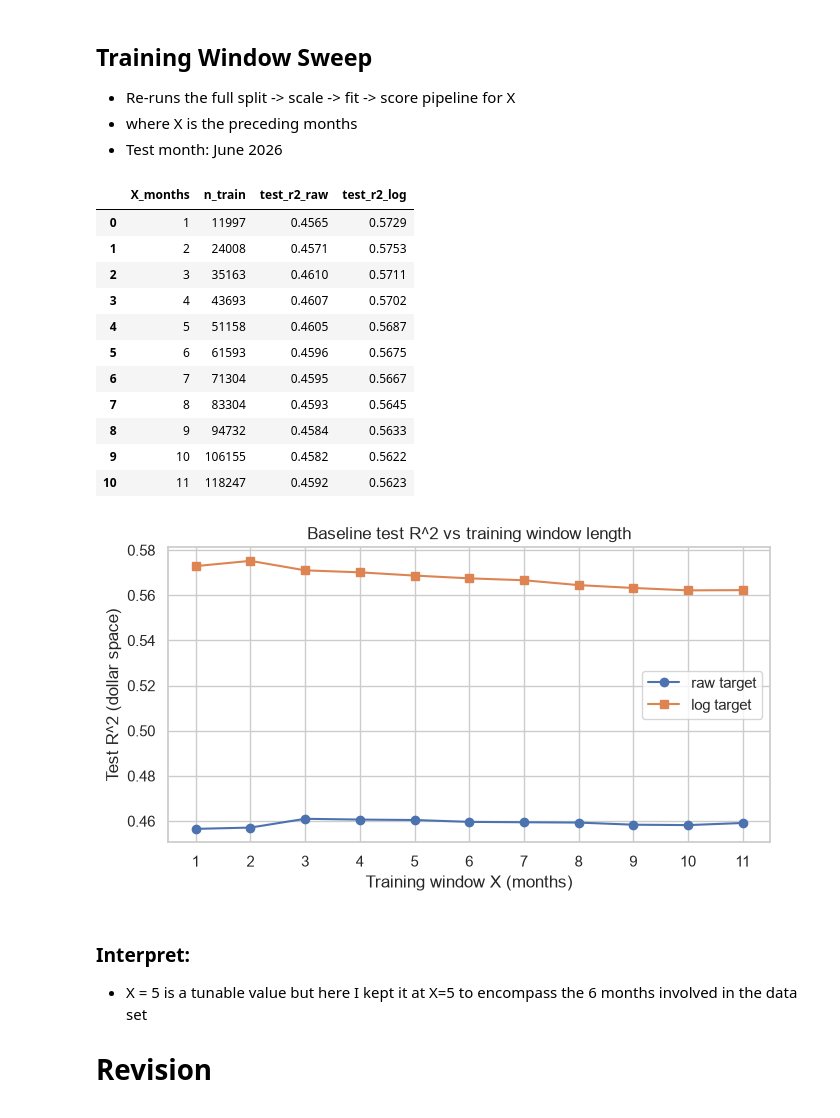
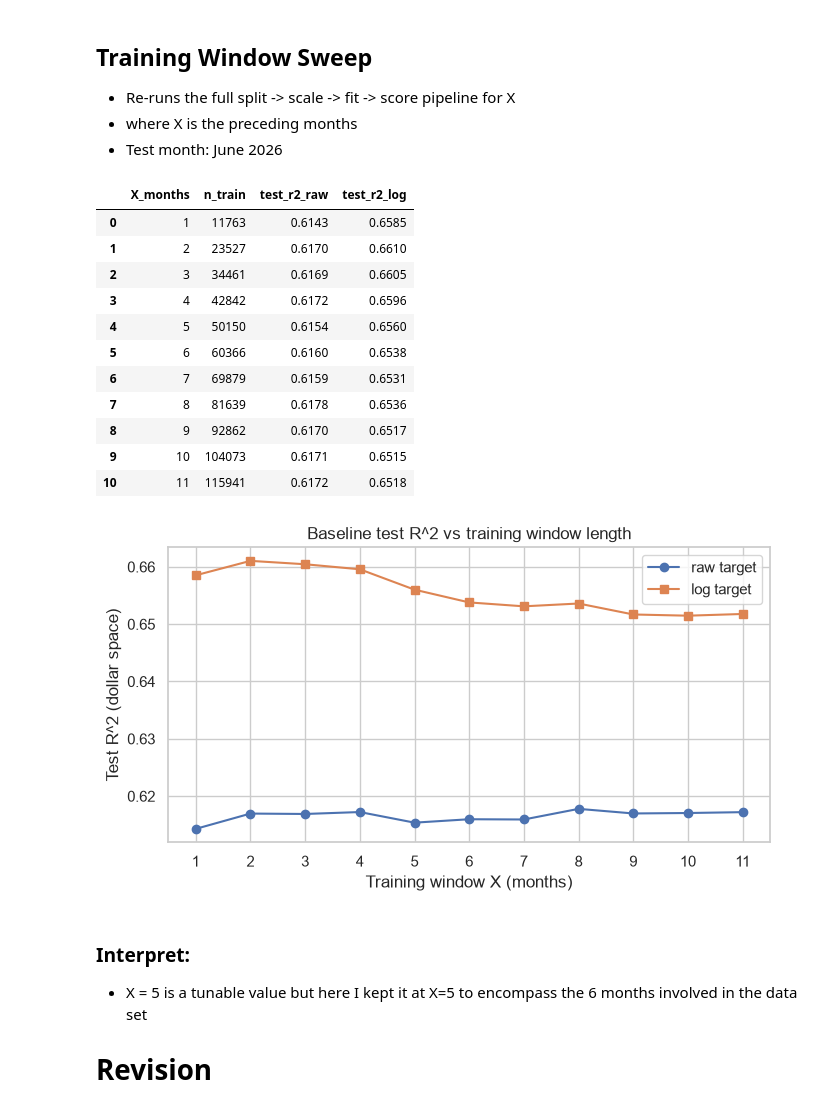
Before and after one commit to iviang/IDX-Exchange-DS-2026, a Jupyter notebook: Deliverables/Week 4/03_baseline_model.ipynb, the cells around one changed output. Saved outputs shown, nothing was run; the diff lists cells and outputs as text; code cells hidden in the pictures.

```diff
--- a/Deliverables/Week 4/03_baseline_model.ipynb
+++ b/Deliverables/Week 4/03_baseline_model.ipynb
@@ -91,3 +91,16 @@ print(f"Test:  {test_df.shape[0]:,} rows "f"({test_df[DATE].min().date()} -> {te
 # %% [output]
 Train: 118,247 rows (2025-07-01 -> 2026-05-31)
 Test:  12,837 rows (2026-06-01 -> 2026-06-30)
+# %%
+#trim to 1/99 bounds on the side
+
+def trim_to_train_bounds(train, test, target=TARGET, low=0.01, high=0.99):
+    lo, hi = train[target].quantile(low), train[target].quantile(high)
+    return (train[train[target].between(lo, hi)].copy(),
+            test[test[target].between(lo, hi)].copy(), lo, hi)
+
+test_df_full = test_df.copy()          # untrimmed test, kept for full-vs-trimmed reporting
+_ntr, _nte = len(train_df), len(test_df)
+train_df, test_df, TRIM_LO, TRIM_HI = trim_to_train_bounds(train_df, test_df)
+print(f"Trim bounds (train 1/99): ${TRIM_LO:,.0f} - ${TRIM_HI:,.0f}")
+print(f"Train: {_ntr:,} -> {len(train_df):,} | Test: {_nte:,} -> {len(test_df):,}")
@@ -445,39 +461,40 @@ test_df.nlargest(5, TARGET)[["ClosePrice", "LivingArea", "BedroomsTotal", "Bathr
 - Test month: June 2026
 # %%
 sweep = []
-for x in range(1, TRAIN_MONTHS + 1):    #no longer hardcoded sweep
+for x in range(1, TRAIN_MONTHS + 1):       #no longer hardcoded sweep
     tr, te = chrono_split(df, window=x)
+    tr, te, _, _ = trim_to_train_bounds(tr, te)
     Xtr, Xte = tr[feature], te[feature]
     ytr, yte = tr[TARGET], te[TARGET]
 
     sc = StandardScaler().fit(Xtr)
     Xtr_s, Xte_s = sc.transform(Xtr), sc.transform(Xte)
 
     m_raw = LinearRegression().fit(Xtr_s, ytr)
     m_log = LinearRegression().fit(Xtr_s, np.log(ytr))
 
     sweep.append({
         "X_months": x,
         "n_train": len(tr),
         "test_r2_raw": r2_score(yte, m_raw.predict(Xte_s)),
         "test_r2_log": r2_score(yte, np.exp(m_log.predict(Xte_s))),
     })
 
 sweep = pd.DataFrame(sweep)
 sweep
 # %% [output]
 |  | X_months | n_train | test_r2_raw | test_r2_log |
-| 0 | 1 | 11997 | 0.4565 | 0.5729 |
-| 1 | 2 | 24008 | 0.4571 | 0.5753 |
-| 2 | 3 | 35163 | 0.4610 | 0.5711 |
-| 3 | 4 | 43693 | 0.4607 | 0.5702 |
-| 4 | 5 | 51158 | 0.4605 | 0.5687 |
-| 5 | 6 | 61593 | 0.4596 | 0.5675 |
-| 6 | 7 | 71304 | 0.4595 | 0.5667 |
-| 7 | 8 | 83304 | 0.4593 | 0.5645 |
-| 8 | 9 | 94732 | 0.4584 | 0.5633 |
-| 9 | 10 | 106155 | 0.4582 | 0.5622 |
-| 10 | 11 | 118247 | 0.4592 | 0.5623 |
+| 0 | 1 | 11763 | 0.6143 | 0.6585 |
+| 1 | 2 | 23527 | 0.6170 | 0.6610 |
+| 2 | 3 | 34461 | 0.6169 | 0.6605 |
+| 3 | 4 | 42842 | 0.6172 | 0.6596 |
+| 4 | 5 | 50150 | 0.6154 | 0.6560 |
+| 5 | 6 | 60366 | 0.6160 | 0.6538 |
+| 6 | 7 | 69879 | 0.6159 | 0.6531 |
+| 7 | 8 | 81639 | 0.6178 | 0.6536 |
+| 8 | 9 | 92862 | 0.6170 | 0.6517 |
+| 9 | 10 | 104073 | 0.6171 | 0.6515 |
+| 10 | 11 | 115941 | 0.6172 | 0.6518 |
 # %%
 #visual
 
@@ -492,7 +509,7 @@ ax.legend()
 plt.tight_layout()
 plt.show()
 # %% [output]
-[figure, old version]
+[figure, new version]
 # %% [markdown]
 ### Interpret:
 
```
Also changed, not shown: parts of 14 cells of this notebook, 2 other files.
